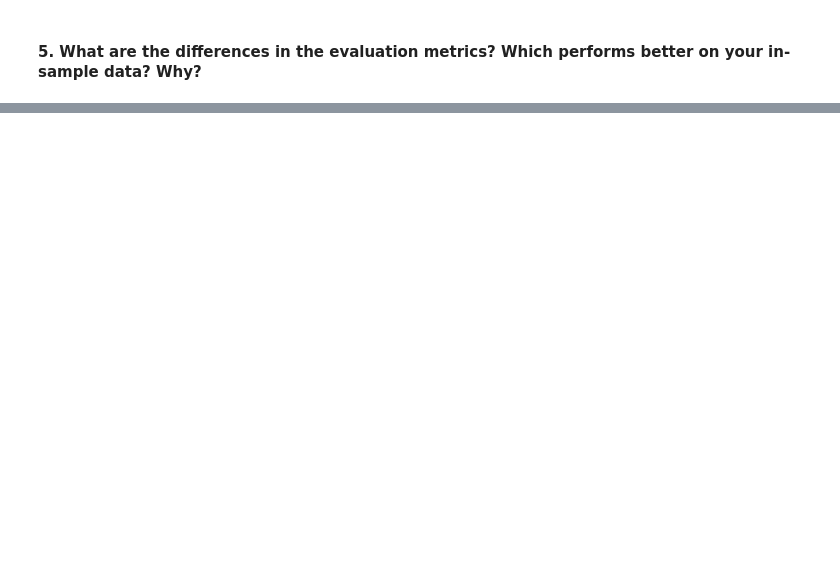
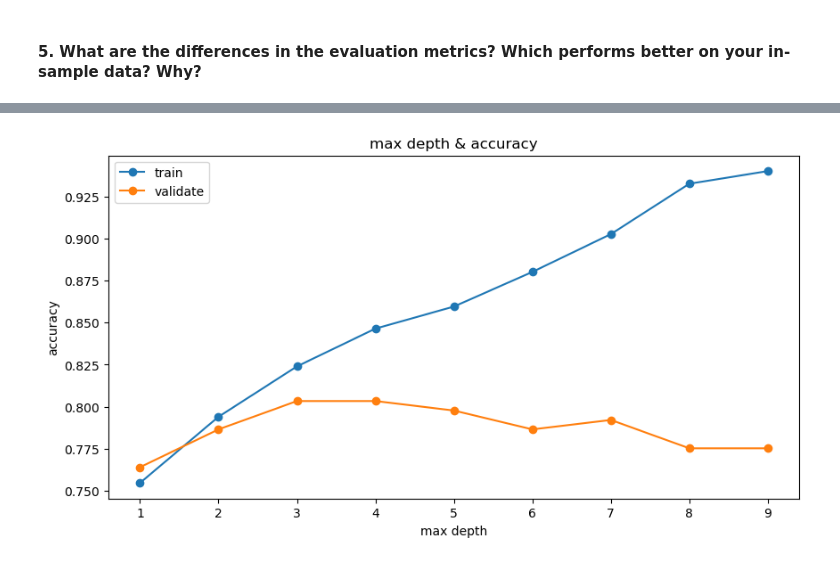
Before and after one commit to manuel-salazar1/classification-exercises, a Jupyter notebook: random_forests.ipynb, the cells around one changed output, grey strips where cells are left out. Saved outputs shown, nothing was run; the diff lists cells and outputs as text; code cells hidden in the pictures; blank space fills up the shorter version.

```diff
--- a/random_forests.ipynb
+++ b/random_forests.ipynb
@@ -166,0 +304,4 @@ weighted avg       0.95      0.94      0.94       534
+# %%
+rf = RandomForestClassifier(random_state=123, min_samples_leaf=6, max_depth=5)
+# %%
+rf.fit(X_train, y_train)
@@ -167,2 +318,16 @@ weighted avg       0.95      0.94      0.94       534
 # %% [markdown]
 #### 5. What are the differences in the evaluation metrics? Which performs better on your in-sample data? Why?
+# %%
+max_depth_scores = []
+
+for x in range(1,10):
+    rf = RandomForestClassifier(random_state=123, min_samples_leaf=1, max_depth=x)
+    rf.fit(X_train, y_train)
+    train_acc = rf.score(X_train, y_train)
+
+    val_acc = rf.score(X_validate, y_validate)
+
+    max_depth_scores.append([x, train_acc, val_acc])
+# %%
+max_depth_df = pd.DataFrame(max_depth_scores, columns=['max_depth','train_acc','val_acc'])
+max_depth_df.head()
@@ -168,0 +362,11 @@ weighted avg       0.95      0.94      0.94       534
+# %%
+plt.figure(figsize=(10,5))
+plt.plot(max_depth_df.max_depth, max_depth_df.train_acc, label='train', marker='o')
+plt.plot(max_depth_df.max_depth, max_depth_df.val_acc, label='validate', marker='o')
+plt.xlabel('max depth')
+plt.ylabel('accuracy')
+plt.title('max depth & accuracy')
+plt.legend()
+plt.show()
+# %% [output]
+[figure, added]
```
Also changed, not shown: parts of 33 cells of this notebook, 1 other file.
